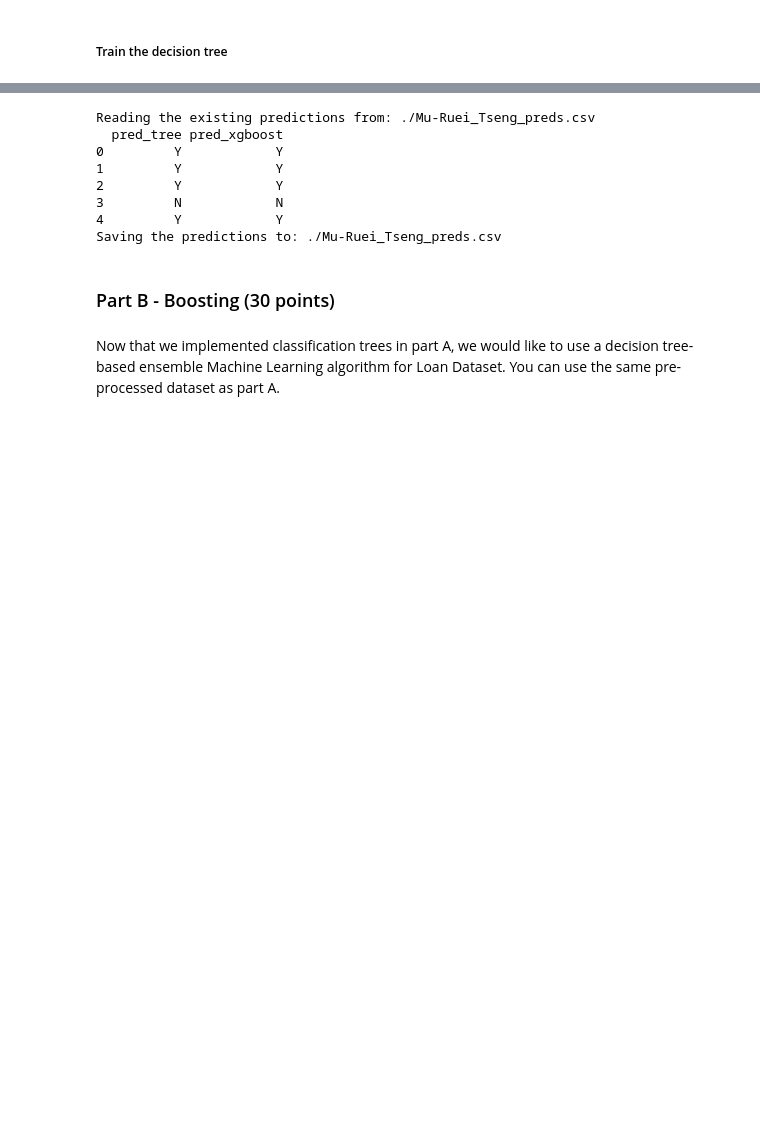
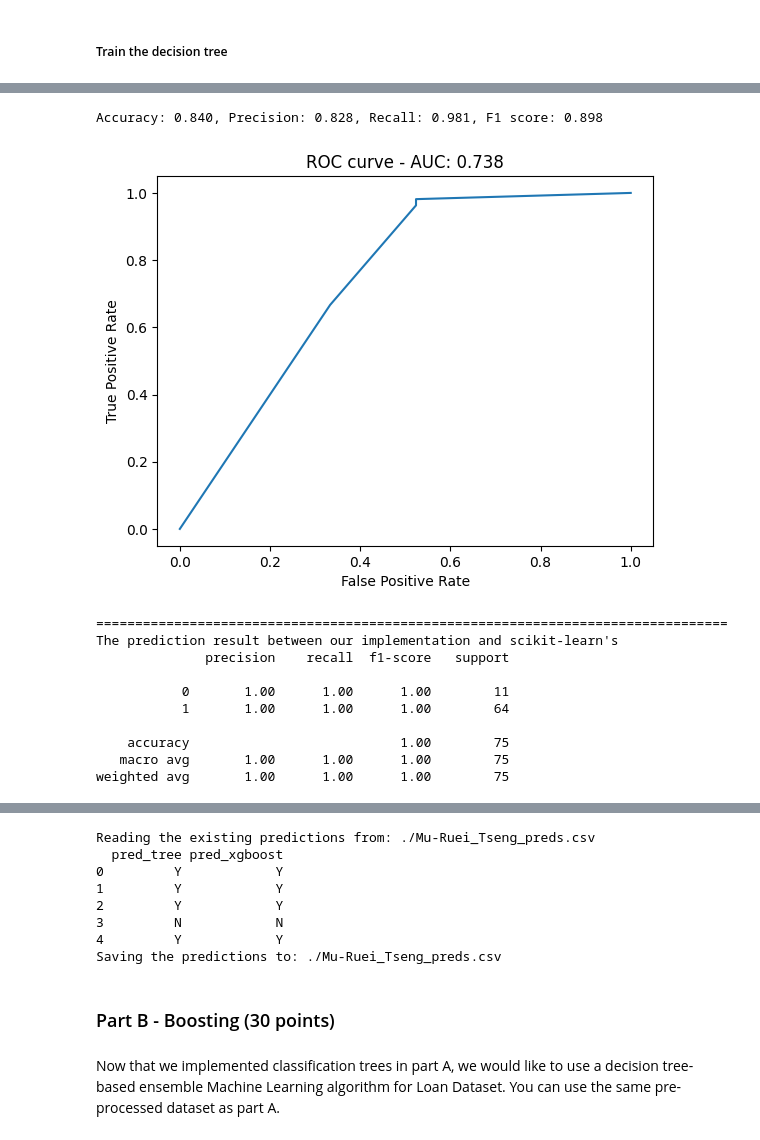
Before and after one commit to Morris88826/MACHINE-LEARNING, a Jupyter notebook: hw/hw2/Mu-Ruei_Tseng_HW2.ipynb, the cells around one changed output, grey strips where cells are left out. Drawn from its saved outputs; the diff is of its cells as text; code cells hidden in the pictures; blank space fills up the shorter version.

```diff
--- a/hw/hw2/Mu-Ruei_Tseng_HW2.ipynb
+++ b/hw/hw2/Mu-Ruei_Tseng_HW2.ipynb
@@ -493,0 +639,33 @@ weighted avg       0.95      0.95      0.95        75
+# %%
+#Predict the response for test dataset
+y_pred_sklearn = clf_sklearn.predict(val_data)
+_ = evaluate(val_label, y_pred_sklearn, verbose=True)
+
+y_pred_sklearn_prob = clf_sklearn.predict_proba(val_data)[:, 1]
+fpr, tpr, thresholds = roc_curve(val_label, y_pred_sklearn_prob)
+auc = roc_auc_score(val_label, y_pred_sklearn_prob)
+# plot the ROC curve
+plt.plot(fpr, tpr, label='ROC curve (area = %0.3f)' % auc)
+plt.xlabel('False Positive Rate')
+plt.ylabel('True Positive Rate')
+plt.title('ROC curve - AUC: {:.3f}'.format(auc))
+plt.show()
+
+# calculate the precision, recall, and f1-score between the predicted label from the sklearn model and my model
+from sklearn.metrics import classification_report
+print("=================================================================================")
+print("The prediction result between our implementation and scikit-learn's")
+print(classification_report(y_pred, y_pred_sklearn))
+# %% [output]
+Accuracy: 0.840, Precision: 0.828, Recall: 0.981, F1 score: 0.898
+[figure, added]
+=================================================================================
+The prediction result between our implementation and scikit-learn's
+              precision    recall  f1-score   support
+
+           0       1.00      1.00      1.00        11
+           1       1.00      1.00      1.00        64
+
+    accuracy                           1.00        75
+   macro avg       1.00      1.00      1.00        75
+weighted avg       1.00      1.00      1.00        75
```
Also changed, not shown: parts of 44 cells of this notebook, 2 other files.
